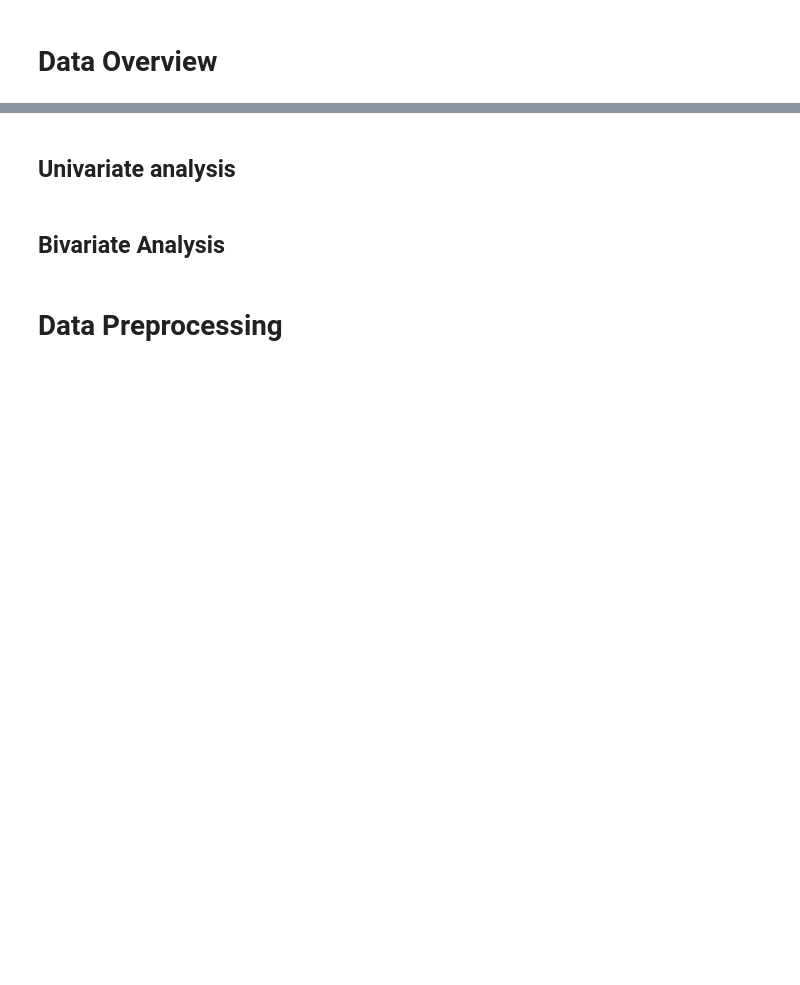
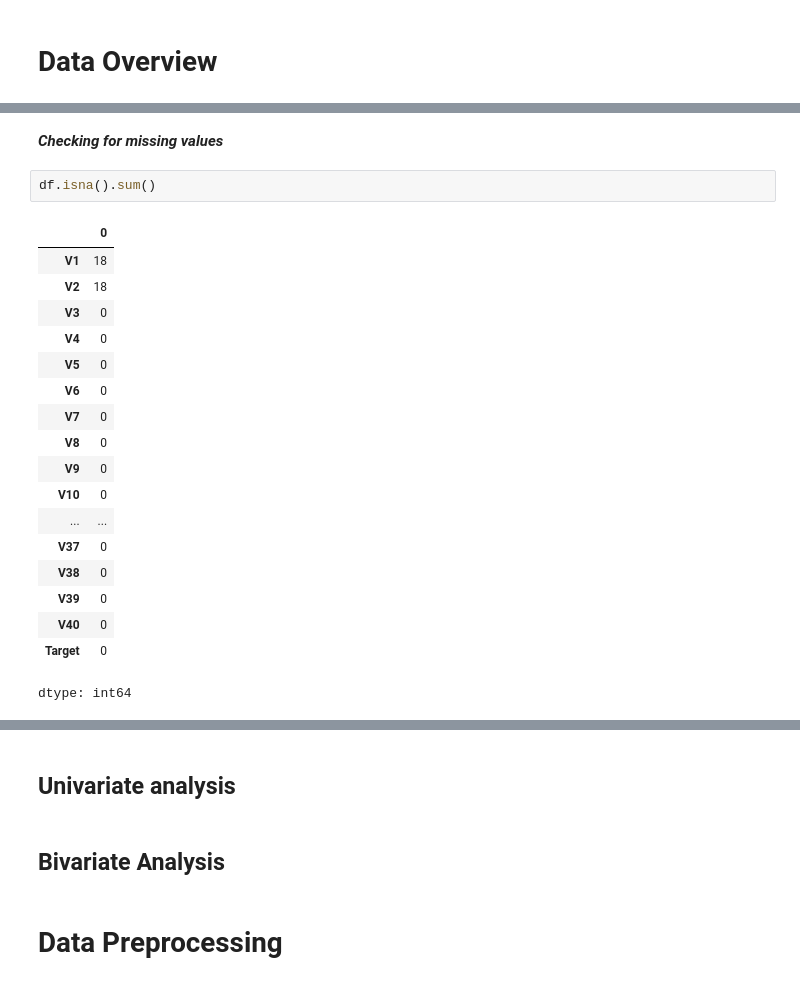
Before and after one commit to uday-d4/UTAI_NeuralNetworks_ReneWind, a Jupyter notebook: ReneWind_Notebook.ipynb, the cells around one changed output, grey strips where cells are left out. Cells and saved outputs as stored; diff of their text form; blank space fills up the shorter version.

```diff
--- a/ReneWind_Notebook.ipynb
+++ b/ReneWind_Notebook.ipynb
@@ -89,0 +151,23 @@ df_test = pd.read_csv("https://raw.githubusercontent.com/uday-d4/UTAI_NeuralNetw
+# %% [markdown]
+***Checking for missing values***
+# %%
+df.isna().sum()
+# %% [output]
+|  | 0 |
+| V1 | 18 |
+| V2 | 18 |
+| V3 | 0 |
+| V4 | 0 |
+| V5 | 0 |
+| V6 | 0 |
+| V7 | 0 |
+| V8 | 0 |
+| V9 | 0 |
+| V10 | 0 |
+| ... | ... |
+| V37 | 0 |
+| V38 | 0 |
+| V39 | 0 |
+| V40 | 0 |
+| Target | 0 |
+dtype: int64
```
Also changed, not shown: parts of 19 cells of this notebook.
